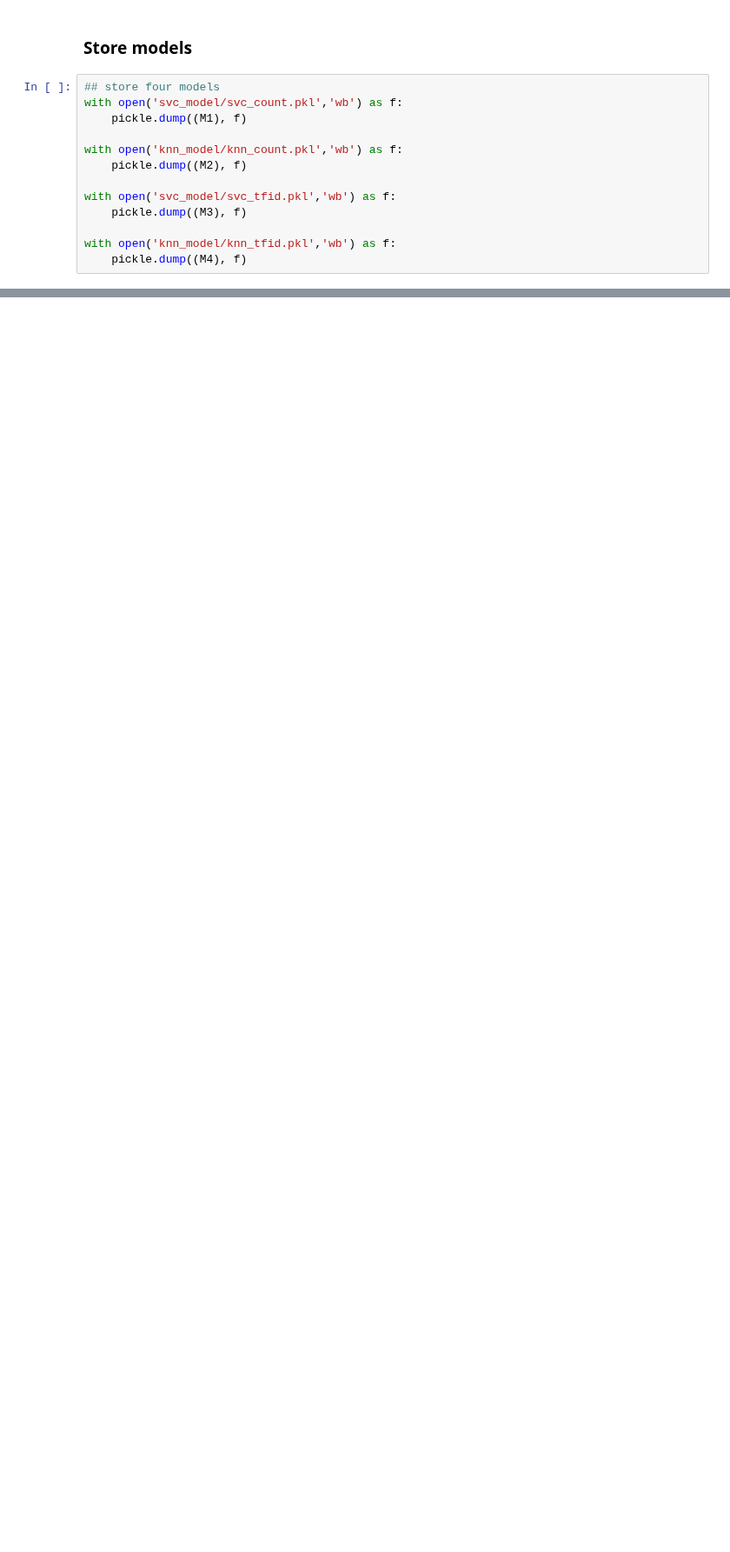
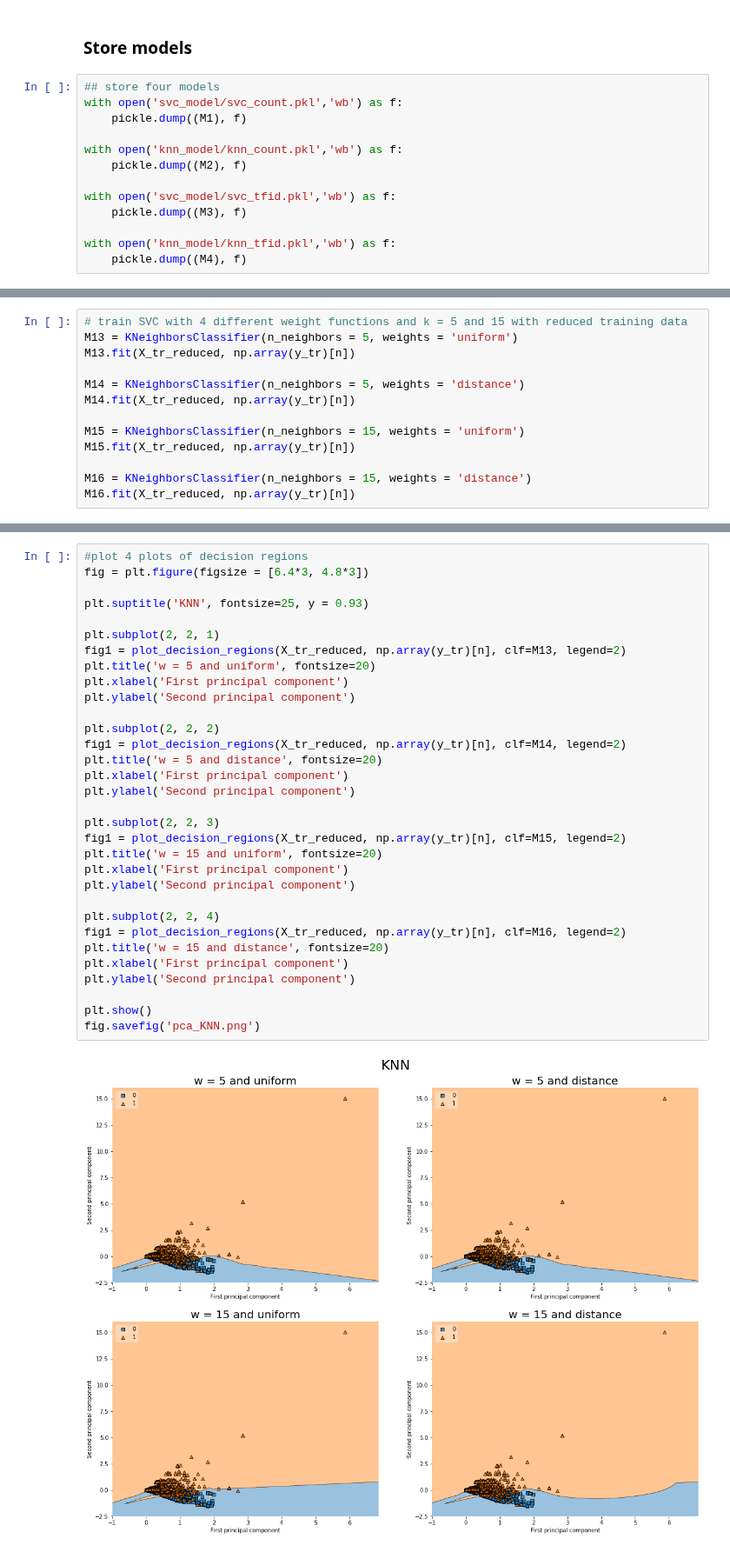
Before and after one commit to ECS171-Project/Final-project, a Jupyter notebook: SVC and KNN.ipynb, the cells around one changed output, grey strips where cells are left out. Shown at 87% size. Saved outputs shown, nothing was run; the diff lists cells and outputs as text; blank space fills up the shorter version.

```diff
--- a/SVC and KNN.ipynb
+++ b/SVC and KNN.ipynb
@@ -521,0 +638,13 @@ with open('knn_model/knn_tfid.pkl','wb') as f:
+# %%
+# train SVC with 4 different weight functions and k = 5 and 15 with reduced training data
+M13 = KNeighborsClassifier(n_neighbors = 5, weights = 'uniform')
+M13.fit(X_tr_reduced, np.array(y_tr)[n])
+
+M14 = KNeighborsClassifier(n_neighbors = 5, weights = 'distance')
+M14.fit(X_tr_reduced, np.array(y_tr)[n])
+
+M15 = KNeighborsClassifier(n_neighbors = 15, weights = 'uniform')
+M15.fit(X_tr_reduced, np.array(y_tr)[n])
+
+M16 = KNeighborsClassifier(n_neighbors = 15, weights = 'distance')
+M16.fit(X_tr_reduced, np.array(y_tr)[n])
@@ -521,0 +655,34 @@ with open('knn_model/knn_tfid.pkl','wb') as f:
+# %%
+#plot 4 plots of decision regions
+fig = plt.figure(figsize = [6.4*3, 4.8*3])
+
+plt.suptitle('KNN', fontsize=25, y = 0.93)
+
+plt.subplot(2, 2, 1)
+fig1 = plot_decision_regions(X_tr_reduced, np.array(y_tr)[n], clf=M13, legend=2)
+plt.title('w = 5 and uniform', fontsize=20)
+plt.xlabel('First principal component')
+plt.ylabel('Second principal component')
+
+plt.subplot(2, 2, 2)
+fig1 = plot_decision_regions(X_tr_reduced, np.array(y_tr)[n], clf=M14, legend=2)
+plt.title('w = 5 and distance', fontsize=20)
+plt.xlabel('First principal component')
+plt.ylabel('Second principal component')
+
+plt.subplot(2, 2, 3)
+fig1 = plot_decision_regions(X_tr_reduced, np.array(y_tr)[n], clf=M15, legend=2)
+plt.title('w = 15 and uniform', fontsize=20)
+plt.xlabel('First principal component')
+plt.ylabel('Second principal component')
+
+plt.subplot(2, 2, 4)
+fig1 = plot_decision_regions(X_tr_reduced, np.array(y_tr)[n], clf=M16, legend=2)
+plt.title('w = 15 and distance', fontsize=20)
+plt.xlabel('First principal component')
+plt.ylabel('Second principal component')
+
+plt.show()
+fig.savefig('pca_KNN.png')
+# %% [output]
+[figure, added]
```
Also changed, not shown: parts of 8 cells of this notebook, 3 other files.
